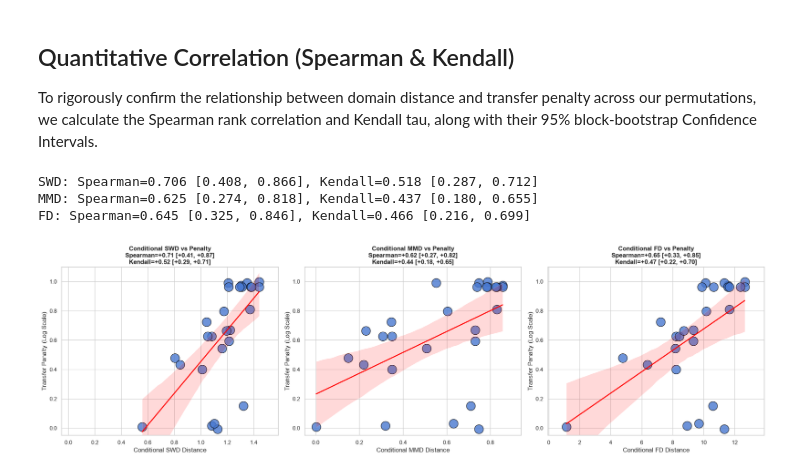
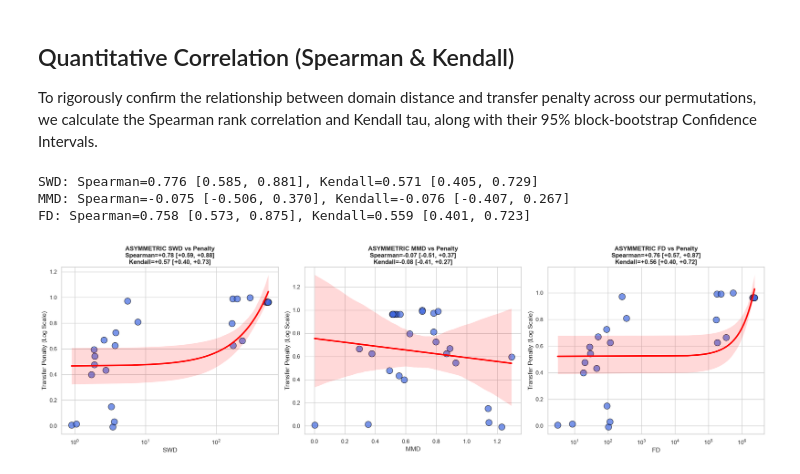
Before and after one commit to lollogiro/ai4i-transfer-learning-synthetic, a Jupyter notebook: stage2-transfer_learning/metropt3.ipynb, the cells around one changed output. Saved outputs shown, nothing was run; the diff lists cells and outputs as text; code cells hidden in the pictures.

Commit message:
fixed symmetric normalization tests

```diff
--- a/stage2-transfer_learning/metropt3.ipynb
+++ b/stage2-transfer_learning/metropt3.ipynb
@@ -220,11 +220,7 @@ def frechet_distance(X, Y):
 
     return diff.dot(diff) + np.trace(sigma1) + np.trace(sigma2) - 2 * tr_covmean
 
-def compute_conditional_distances(source_df, target_df, features, target_col='Anomaly', sample_size=5000):
-    """
-    Filters for anomalies only, balances domains to 5000 samples, symmetrically standardizes,
-    and computes SWD, MMD, and Fréchet Distance.
-    """
+def compute_conditional_distances(source_df, target_df, features, target_col='Anomaly', sample_size=5000, symmetric=False):
     src_anomalies = source_df[source_df[target_col] == 1].copy()
     tgt_anomalies = target_df[target_df[target_col] == 1].copy()
 
@@ -235,15 +231,15 @@ def compute_conditional_distances(source_df, target_df, features, target_col='An
     Y = tgt_anomalies[features].sample(n_samples, random_state=42).values
 
     scaler = StandardScaler()
+    if symmetric:
+        scaler.fit(np.vstack((X, Y)))
+    else:
+        scaler.fit(X)
 
-    # Fit the scaler symmetrically on the combined data
-    scaler.fit(np.vstack((X, Y)))
-
-    # Transform both domains using the shared scale
     X_scaled = scaler.transform(X)
     Y_scaled = scaler.transform(Y)
 
-    swd_val = ot.sliced_wasserstein_distance(X_scaled, Y_scaled, n_projections=50)
+    swd_val = ot.sliced_wasserstein_distance(X_scaled, Y_scaled, n_projections=50, seed=42)
     mmd_val = mmd_rbf(X_scaled, Y_scaled, gamma=0.1)
     fd_val = frechet_distance(X_scaled, Y_scaled)
 
@@ -262,6 +258,11 @@ def run_transfer_trials(source_df, target_df, features, target_col='Anomaly', sa
 
     X_train_s, X_test_s, y_train_s, y_test_s = train_test_split(
         src_sample[features], src_sample[target_col], test_size=0.2, random_state=42)
+
+    _, tgt_test = train_test_split(
+        tgt_sample, test_size=0.5, random_state=42)
+
+    X_t, y_t = tgt_test[features], tgt_test[target_col]
 
     X_t, y_t = tgt_sample[features], tgt_sample[target_col]
 
@@ -275,9 +276,6 @@ def run_transfer_trials(source_df, target_df, features, target_col='Anomaly', sa
     # Model 2: Logistic Regression (Linear)
     lr = Pipeline([('scaler', StandardScaler()), ('lr', LogisticRegression(max_iter=1000, random_state=42))])
     lr.fit(X_train_s, y_train_s)
-    lr_baseline = f1_score(y_test_s, lr.predict(X_test_s), zero_division=0)
-    lr_transfer = f1_score(y_t, lr.predict(X_t), zero_division=0)
-    lr_penalty = lr_baseline - lr_transfer
 
     return {
         'Baseline F1': rf_baseline,
@@ -503,43 +503,45 @@ def bootstrap_ci(x: np.ndarray, y: np.ndarray, blocks: list, n_boot: int = 2000,
 blocks = list(results_df.groupby('family').indices.values())
 
 fig, axes = plt.subplots(1, 3, figsize=(20, 6))
 metrics = ['SWD', 'MMD', 'FD']
 
 for i, metric in enumerate(metrics):
     x = results_df[metric].values
     y = results_df['Transfer Penalty'].values
 
     rho = stats.spearmanr(x, y).statistic
     tau = stats.kendalltau(x, y).statistic
 
     rho_ci = bootstrap_ci(x, y, blocks, stat='spearman')
     tau_ci = bootstrap_ci(x, y, blocks, stat='kendall')
 
     print(f"{metric}: Spearman={rho:.3f} [{rho_ci[0]:.3f}, {rho_ci[1]:.3f}], Kendall={tau:.3f} [{tau_ci[0]:.3f}, {tau_ci[1]:.3f}]")
 
     ax = axes[i]
     sns.regplot(
-        data=results_df, x=metric, y='Transfer Penalty',
-        scatter_kws={'s': 300, 'edgecolor': 'black'},
-        line_kws={'color': 'red', 'linewidth': 2},
-        ax=ax
+        data=results_df,
+        x=metric,
+        y='Transfer Penalty',
+        ax=axes[i],
+        scatter_kws={'s': 150, 'edgecolor': 'black', 'alpha': 0.7, 'color': 'royalblue'},
+        line_kws={'color': 'red', 'linewidth': 3}
     )
 
-    ax.set_ylim(bottom=-0.05, top=results_df['Transfer Penalty'].max() * 1.1)
-    ax.set_xlim(left=-0.05, right=results_df[metric].max() * 1.1)
-
-    ax.set_title(f'Conditional {metric} vs Penalty\n'
+    ax.set_title(f'ASYMMETRIC {metric} vs Penalty\n'
                  f'Spearman={rho:+.2f} [{rho_ci[0]:+.2f}, {rho_ci[1]:+.2f}]\n'
                  f'Kendall={tau:+.2f} [{tau_ci[0]:+.2f}, {tau_ci[1]:+.2f}]',
                  fontsize=12, fontweight='bold')
-    ax.set_xlabel(f'Conditional {metric} Distance')
+    ax.set_xlabel(f'{metric}')
     ax.set_ylabel('Transfer Penalty (Log Scale)')
     ax.grid(True)
 
+    if metric != 'MMD':
+        ax.set_xscale('log')
+
 plt.tight_layout()
 plt.show()
 # %% [output]
-SWD: Spearman=0.706 [0.408, 0.866], Kendall=0.518 [0.287, 0.712]
-MMD: Spearman=0.625 [0.274, 0.818], Kendall=0.437 [0.180, 0.655]
-FD: Spearman=0.645 [0.325, 0.846], Kendall=0.466 [0.216, 0.699]
+SWD: Spearman=0.776 [0.585, 0.881], Kendall=0.571 [0.405, 0.729]
+MMD: Spearman=-0.075 [-0.506, 0.370], Kendall=-0.076 [-0.407, 0.267]
+FD: Spearman=0.758 [0.573, 0.875], Kendall=0.559 [0.401, 0.723]
-[figure, old version]
+[figure, new version]
```
Also changed, not shown: parts of 12 cells of this notebook, 2 other files.
